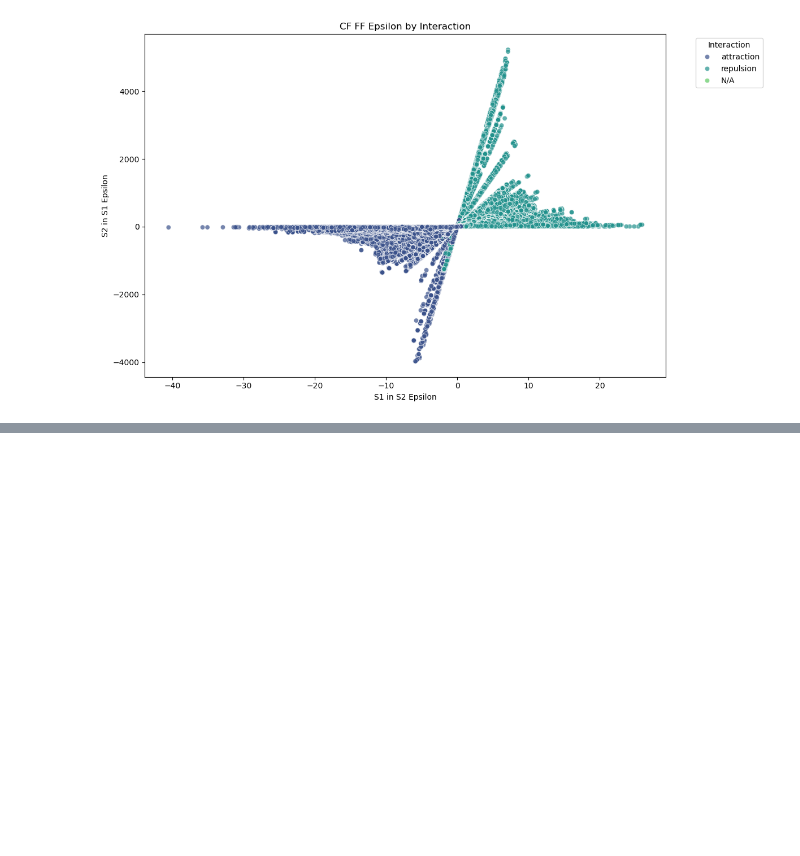
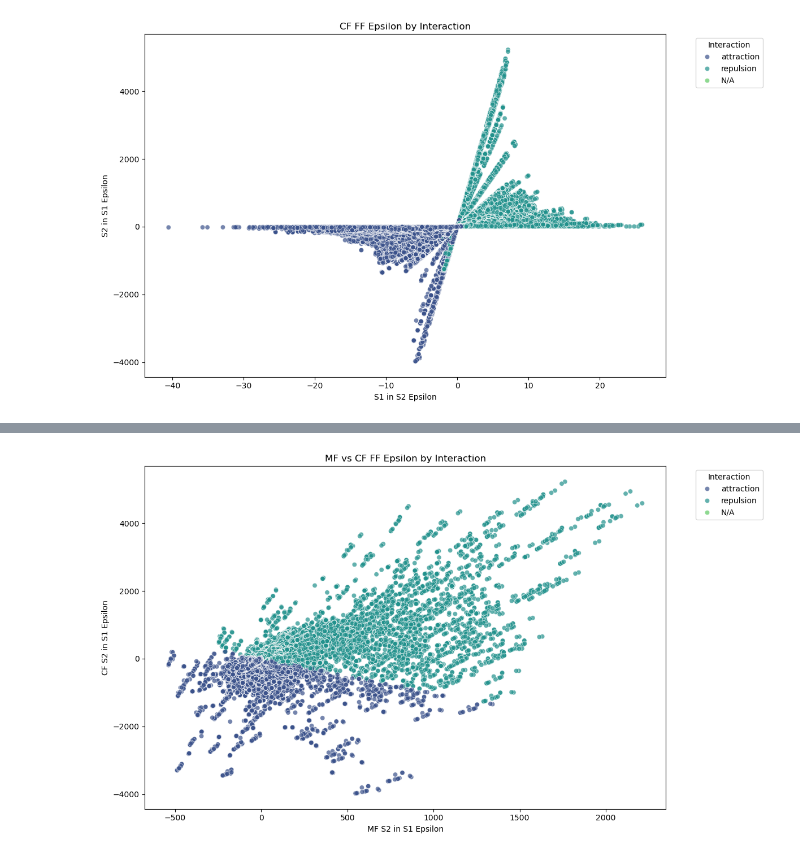
Before and after one commit to FilyCode/ProteinProteinInteractions_Finches-filtering_AF3-prediction, a Jupyter notebook: finches-results-analysis.ipynb, the cells around one changed output, grey strips where cells are left out. Saved outputs shown, nothing was run; the diff lists cells and outputs as text; code cells hidden in the pictures; blank space fills up the shorter version.

```diff
--- a/finches-results-analysis.ipynb
+++ b/finches-results-analysis.ipynb
@@ -60,0 +94,12 @@ plt.show()
+# %%
+plt.figure(figsize=(12, 7))
+sns.scatterplot(data=df, x='mf_s2_s1', y='cf_s2_s1',
+                hue='interaction_type', alpha=0.7, palette='viridis')
+plt.title('MF vs CF FF Epsilon by Interaction')
+plt.xlabel('MF S2 in S1 Epsilon')
+plt.ylabel('CF S2 in S1 Epsilon')
+plt.legend(title='Interaction', bbox_to_anchor=(1.05, 1), loc='upper left')
+plt.tight_layout()
+plt.show()
+# %% [output]
+[figure, added]
```
Also changed, not shown: parts of 7 cells of this notebook, 9 other files.
